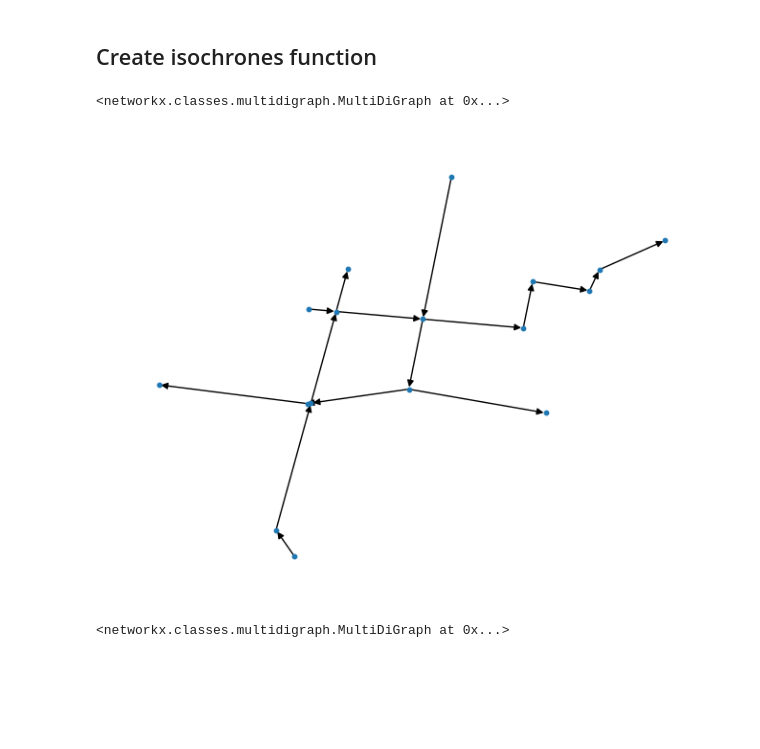
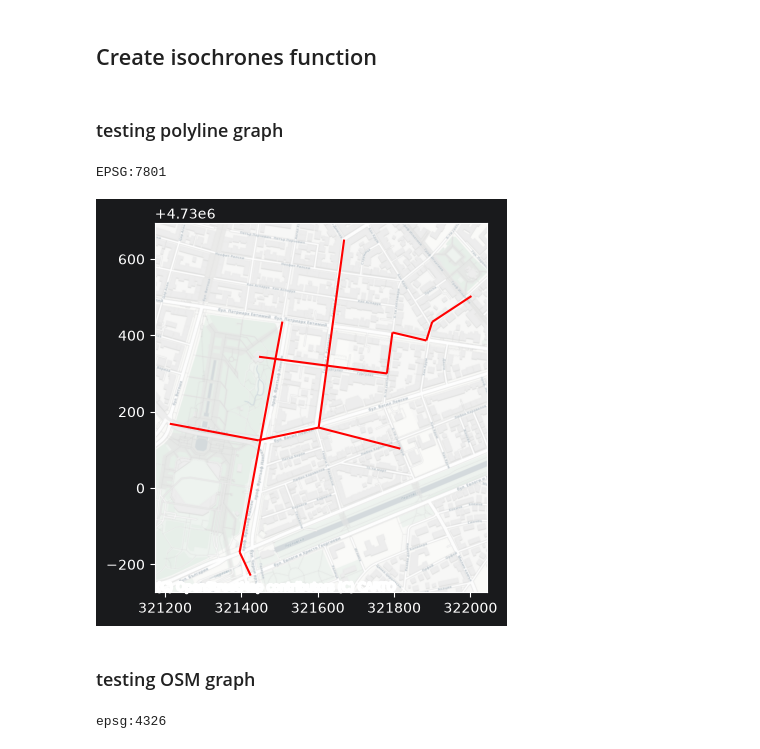
Before and after one commit to NikitaALSI/Izochrones, a Jupyter notebook: Development/Playground.ipynb, the cells around one changed output. Saved outputs shown, nothing was run; the diff lists cells and outputs as text; code cells hidden in the pictures; blank space fills up the shorter version.

```diff
--- a/Development/Playground.ipynb
+++ b/Development/Playground.ipynb
@@ -23,7 +24,7 @@ def plot_maps(*maps):
     fig, ax = plt.subplots()
     for map, color in maps:
         map.plot(ax=ax, color=color)
-    cx.add_basemap(ax=ax, crs=gdf_shape.crs, source=cx.providers.CartoDB.Positron)
+    cx.add_basemap(ax=ax, crs=maps[0][0].crs, source=cx.providers.CartoDB.Positron)
     plt.show()
 # %% [markdown]
 ## Validate CRS function
@@ -88,7 +89,7 @@ Name: geometry, dtype: geometry
 ## Snap targets to route function
 # %%
 def extend_route_to_centroids(gdf_polylines, gdf):
-    gdf_polylines = validate_crs(gdf_polylines)
+    gdf_polylines = validate_crs(gdf_polylines.to_crs(gdf.crs))
     gdf = validate_crs(gdf)
 
     gdf_snapped = gpd.sjoin_nearest(get_centroids(gdf), gdf_polylines, how='left')[['shape_centroid', 'index_right']].drop_duplicates(subset='shape_centroid')
@@ -114,8 +115,8 @@ lines = gpd.read_file('test_lines2.gpkg')
 shape = gpd.read_file('test_shapes.gpkg')
 
 route = preprocess_route(lines)
-snapped = extend_route_to_centroids(route, shape)
-route = preprocess_route(snapped)
+route = extend_route_to_centroids(route, shape)
+route = preprocess_route(route)
 
 plot_maps((route, 'green'), (shape, 'lightgreen'), (preprocess_route(lines), 'purple'), (shape.centroid, 'red'))
 # %% [output]
@@ -131,14 +132,17 @@ def create_isochrones(network, starting_point, distance):
         nearest_node = ox.nearest_nodes(G=network, X=[starting_point.x], Y=[starting_point.y])[0]
 
     isochrone = nx.ego_graph(network, nearest_node, radius=distance, distance='length', undirected=True)
+    isochrone = ox.graph_to_gdfs(isochrone, nodes=False, edges=True)
+    isochrone = validate_crs(isochrone)
     return isochrone
+# %% [markdown]
+### testing polyline graph
 # %%
 i = create_isochrones(route, shape.centroid.iloc[0], 1000)
-i
+plot_maps((i, 'red'))
 # %% [output]
-<networkx.classes.multidigraph.MultiDiGraph at 0x...>
+EPSG:7801
+[figure, added]
-# %%
-nx.draw(i, {n: [n[0], n[1]] for n in list(i.nodes)}, node_size=10)
-# %% [output]
-[figure, removed]
+# %% [markdown]
+### testing OSM graph
 # %%
@@ -146,5 +150,6 @@ route_osm = ox.graph_from_polygon(shape.to_crs(epsg=4326).iloc[0].geometry)
 # %%
 j = create_isochrones(route_osm, shape.centroid.iloc[0], 500)
-j
+# plot_maps((j, 'red'))
+j = j.reset_index()
 # %% [output]
-<networkx.classes.multidigraph.MultiDiGraph at 0x...>
+epsg:4326
```
Also changed, not shown: parts of 21 cells of this notebook, 6 other files.
